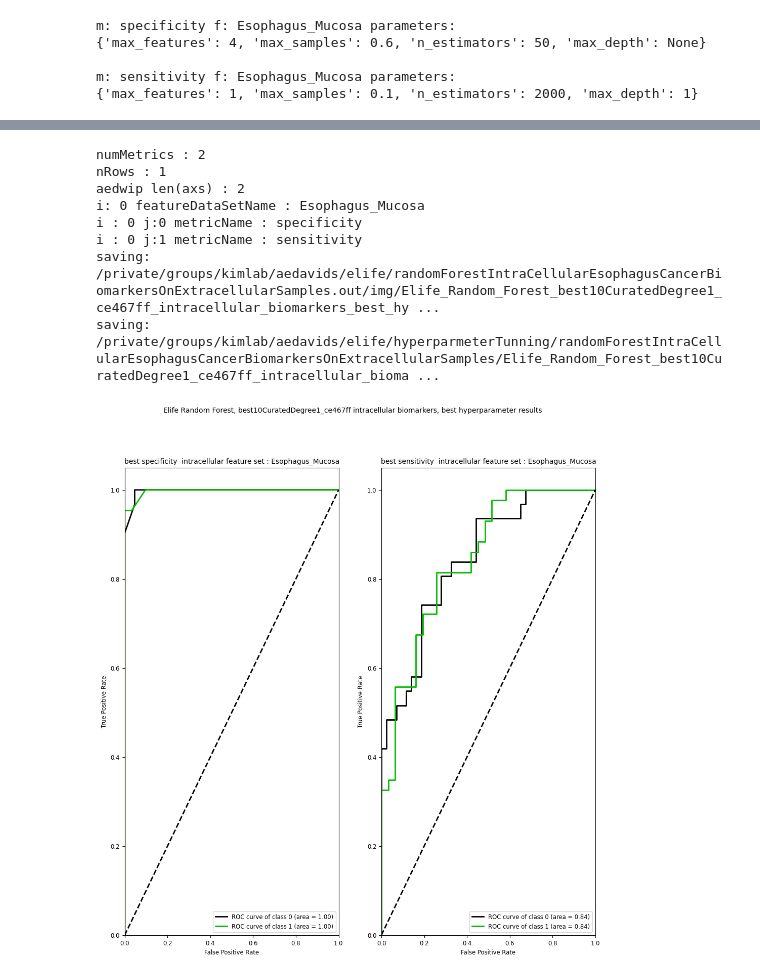
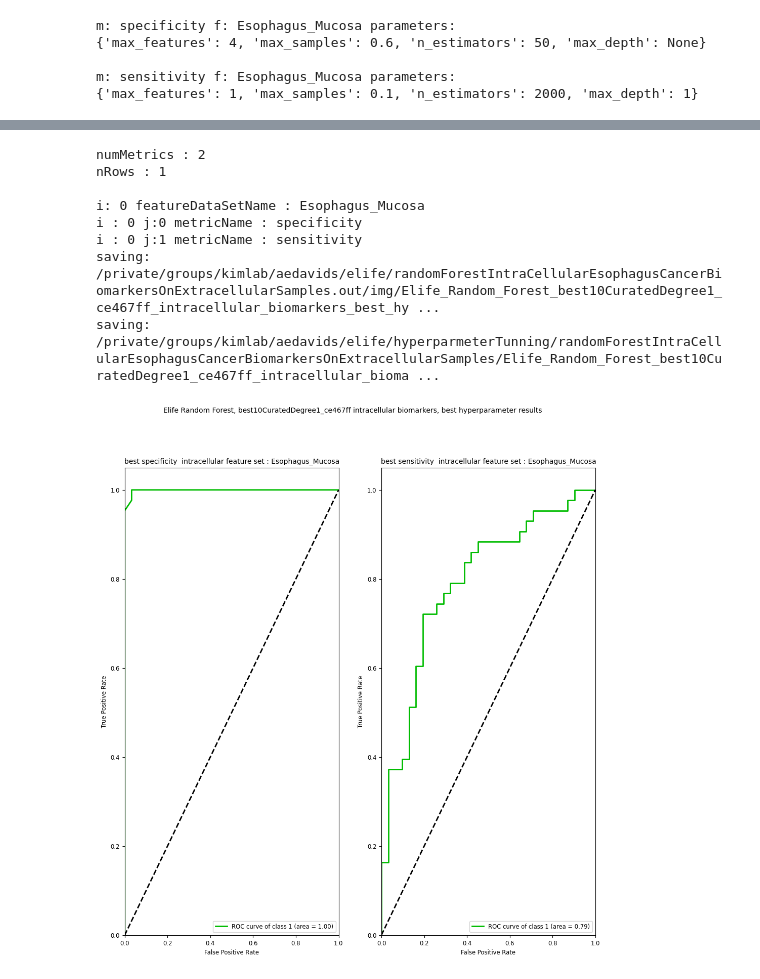
Before and after one commit to aedavids/extraCellularRNA, a Jupyter notebook: intraExtraRNA_POC/jupyterNotebooks/elife/esophagusCancer/randomForestIntraCellularEsophagusCancerBiomarkersOnExtracellularSamples.ipynb, the cells around one changed output, grey strips where cells are left out. Drawn from its saved outputs; the diff is of its cells as text; code cells hidden in the pictures.

Commit message:
figure out how to get skplt.metrics.plot_roc() to plot a single curve instead of 2 curves for binary results

```diff
--- a/intraExtraRNA_POC/jupyterNotebooks/elife/esophagusCancer/randomForestIntraCellularEsophagusCancerBiomarkersOnExtracellularSamples.ipynb
+++ b/intraExtraRNA_POC/jupyterNotebooks/elife/esophagusCancer/randomForestIntraCellularEsophagusCancerBiomarkersOnExtracellularSamples.ipynb
@@ -792,6 +788,7 @@ def plotROC(
         y : np.array,
         yProbability : np.array,
         title : str,
+        classesToPlot=None
     ) :
     '''
     plotsROC:
@@ -810,6 +807,7 @@ def plotROC(
                                     ax = panel,
                                     plot_micro=False,
                                     plot_macro=False,
+                                    classes_to_plot=classesToPlot
                                     )
     # imgRocFilePath = imgOut + "/trainingROC.png"
     # print(imgFilePath)
@@ -820,7 +989,8 @@ def plotROC(
 def ROCPlotFramework(
                     yNP : np.array,
                     plotDict : dict[dict],
-                    figTitle : str
+                    figTitle : str,
+                    isBinaryResult : bool=False,
                     )-> tuple[plt.figure, list[plt.axes]] :
     '''
     TODO
@@ -829,8 +999,16 @@ def ROCPlotFramework(
     The number of rows = the number of feature data sets
 
     arguments:
-        yNP : ground truth labels
+        yNP :
+            ground truth labels
+
+        isBinaryResult:
+            if true assumes predicted value are either zero or one.
+            Will only create a single ROC curve using example that where predicted
+            to be 1. if False both 2 curves will be ploted. People may find this confusing
     '''
+
+    groundTrueth = yNP
 
     metricsNames = list( plotDict.keys() )
     numMetrics = len(metricsNames)
@@ -845,13 +1023,13 @@ def ROCPlotFramework(
     w = 12
     h =  12 #10 #9 # 6 # 3
     fig, axs = plt.subplots(nrows=nRows, ncols=numMetrics, figsize=(w, h), ) #sharey=True
-    print(f'aedwip len(axs) : {len(axs)}')
+    #print(f'aedwip len(axs) : {len(axs)}')
     #plt.subplots_adjust(top = 0.99, bottom=0.01, hspace=1.5, wspace=0.4)
     plt.subplots_adjust(hspace=0.5)
 
     for i in range(0, nRows):
         featureDataSetName = featureDataSetNames[i]
-        print(f'i: {i} featureDataSetName : {featureDataSetName}')
+        print(f'\ni: {i} featureDataSetName : {featureDataSetName}')
 
         for j in range(0, numMetrics):
             metricName = metricsNames[j]
@@ -864,19 +1042,38 @@ def ROCPlotFramework(
                 panel = axs[j]
             else:
                 panel = axs[i, j]
+
+            groundTrueth = yNP
             yProbability = plotDict[metricName][featureDataSetName]['predictedProbablities']
+
+            # default: plot all classes
+            classes_to_plot = None
+
+            if isBinaryResult :
+                # # predictions = plotDict[metricName][featureDataSetName]['predictions']
+                # # print(f'\nAEDWIP predictions {type(predictions)} {predictions.shape}')
+                # # groundTrueth, yProbability = selectROCPlotDataForClassLabel_1(predictions, yProbability)
+                # # print(f'groundTrueth {type(groundTrueth)} {groundTrueth.shape}')
+                # # print(f'groundTrueth {groundTrueth}')
+                # # print(f'yProbability {type(yProbability)} {yProbability.shape}')
+                # # print(f'yProbability {yProbability} ')
+                # yProbability = yProbability[:,1]
+                # print(f'yProbability {type(yProbability)} {yProbability.shape}')
+                # print(f'yProbability {yProbability} ')
+                classes_to_plot = [1]
             plotROC( panel,
-                    yNP,
+                    groundTrueth,
                     yProbability,
                     title,
+                    classesToPlot = classes_to_plot
             )
 
     fig.suptitle(figTitle, fontsize="medium")
     return (fig, axs)
 
-
+################################################################################
 title = 'Elife Random Forest, best10CuratedDegree1_ce467ff intracellular biomarkers, best hyperparameter results'
-fig, axs = ROCPlotFramework(yNP, plotDict, title)
+fig, axs = ROCPlotFramework(yNP, plotDict, title, isBinaryResult=True)
 
 # save img close to ipynb file
 file = "Elife_Random_Forest_best10CuratedDegree1_ce467ff_intracellular_biomarkers_best_hyperparameter_results.png"
@@ -894,7 +1091,7 @@ print(f'saving:\n{imgFilePath}')
 # %% [output]
 numMetrics : 2
 nRows : 1
-aedwip len(axs) : 2
+
 i: 0 featureDataSetName : Esophagus_Mucosa
 i : 0 j:0 metricName : specificity
 i : 0 j:1 metricName : sensitivity
@@ -905 +1102 @@ saving:
-[figure, old version]
+[figure, new version]
```
Also changed, not shown: parts of 10 cells of this notebook, 1 other file.
